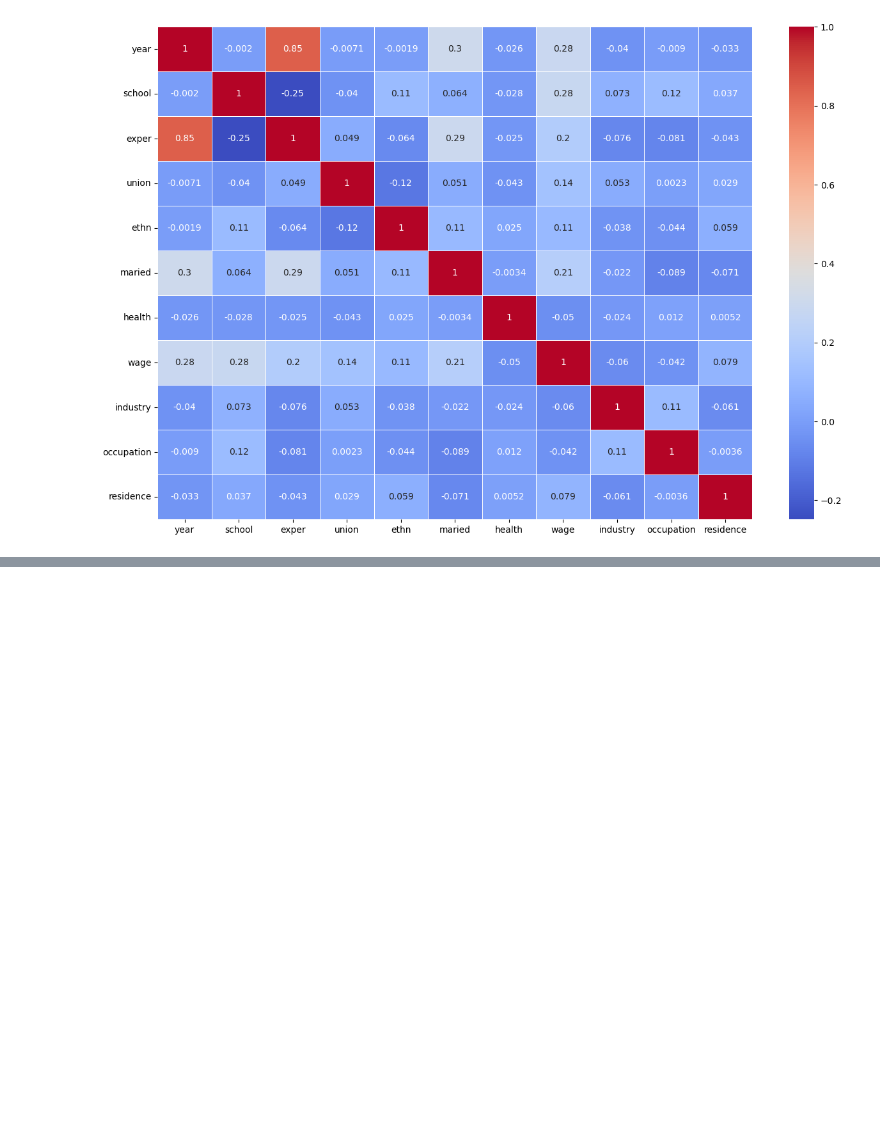
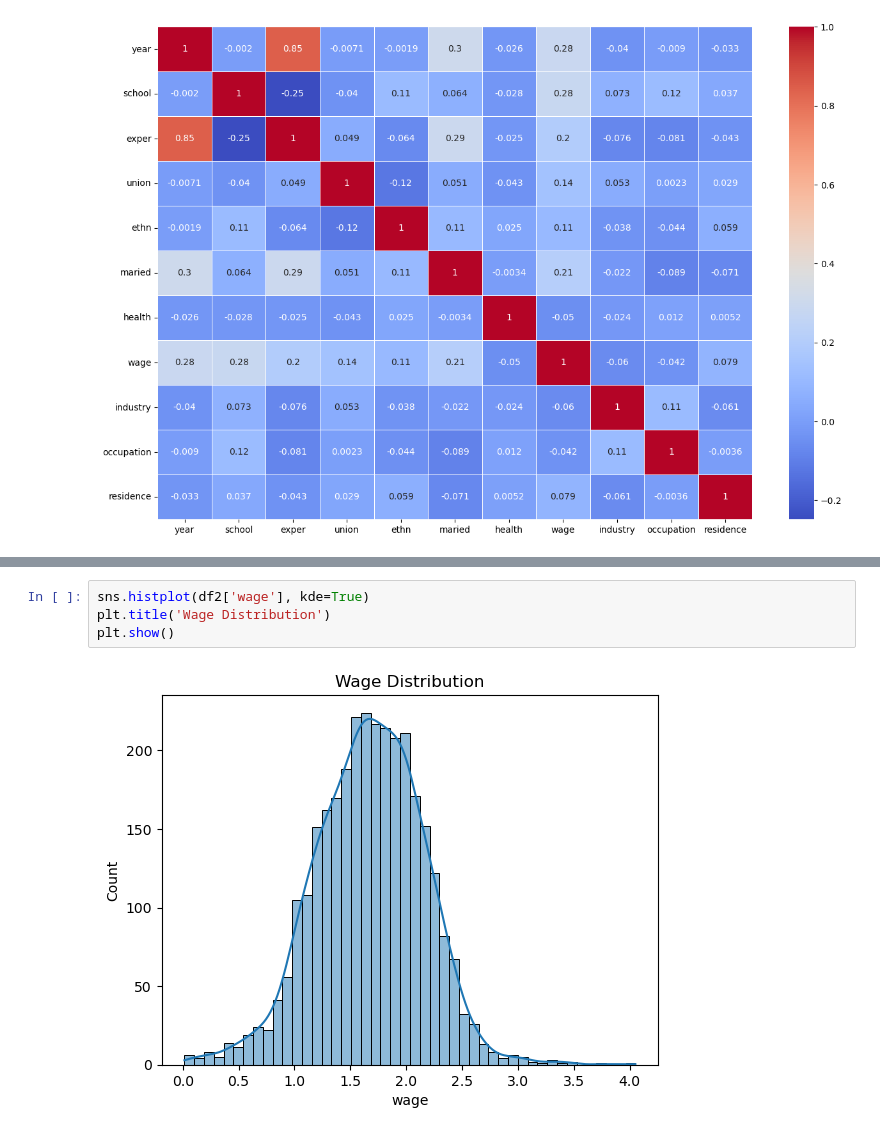
Before and after one commit to taqihaider7/NSU_ML, a Jupyter notebook: Submisison/Ahsan/assignment2.ipynb, the cells around one changed output, grey strips where cells are left out. Drawn from its saved outputs; the diff is of its cells as text; blank space fills up the shorter version.

```diff
--- a/Submisison/Ahsan/assignment2.ipynb
+++ b/Submisison/Ahsan/assignment2.ipynb
@@ -349,0 +358,6 @@ df2_scaled = pd.DataFrame(df2_scaled, columns=df2.columns)
+# %%
+sns.histplot(df2['wage'], kde=True)
+plt.title('Wage Distribution')
+plt.show()
+# %% [output]
+[figure, added]
```
Also changed, not shown: parts of 3 cells of this notebook.
